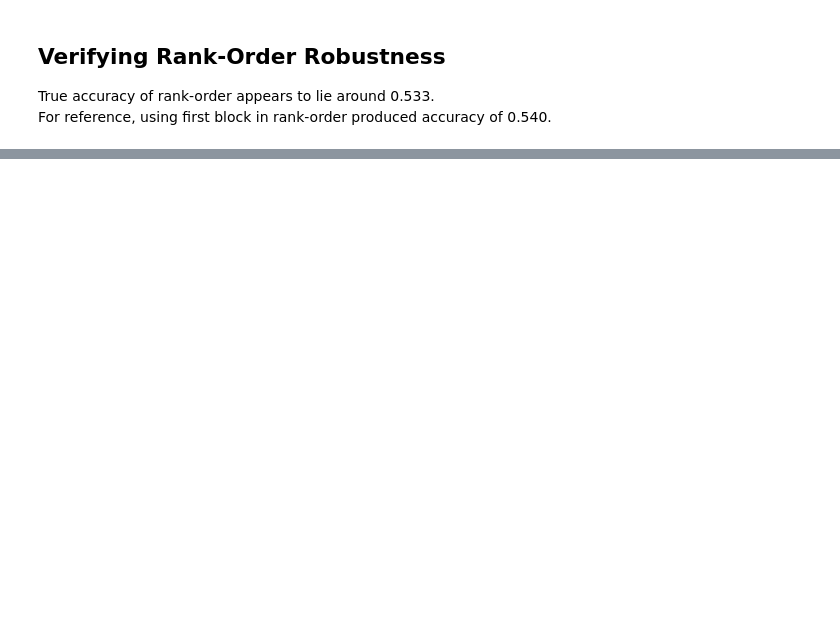
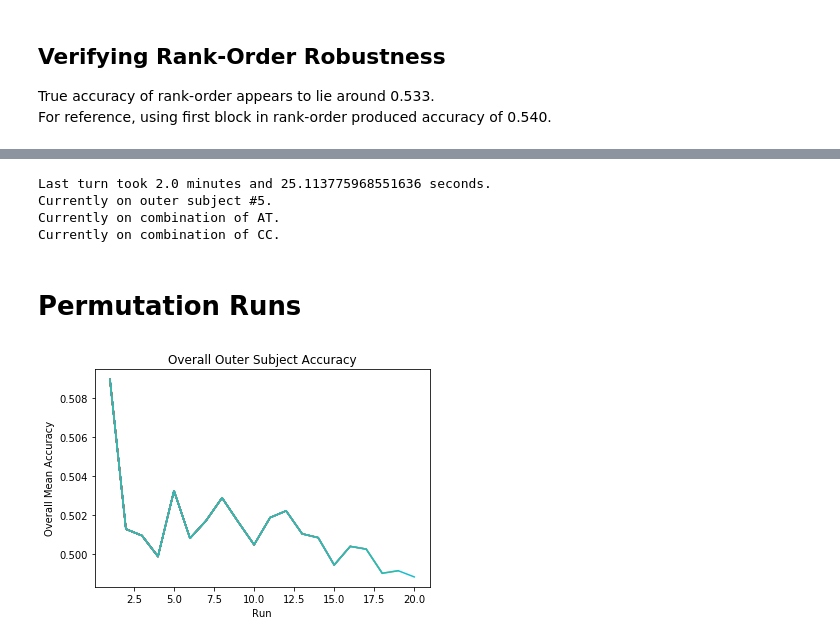
Before and after one commit to alexxyu/fmri-svm, a Jupyter notebook: SVM Classifier.ipynb, the cells around one changed output, grey strips where cells are left out. Drawn from its saved outputs; the diff is of its cells as text; code cells hidden in the pictures; blank space fills up the shorter version.

```diff
--- a/SVM Classifier.ipynb
+++ b/SVM Classifier.ipynb
@@ -72,7 +71,6 @@ def scramble_labels(y_data, classes):
         the two different classes of labels
     '''
 
-    y_data_copy = y_data.copy()
     for index in np.nditer(np.random.choice(len(y_data), size=len(y_data)//2, replace=False)):
 
         if y_data[index] == classes[0]:
@@ -108,7 +106,7 @@ def extract_subject_data(path, subject, suffix, roi, conds, block_length, rank_f
     rank_first: boolean
         whether to use first block in subject to order the rest of the blocks for that subject
     shuffle: boolean
-        whether to randomize which block to use in rank-ordering
+        whether to shuffle order of voxels entirely
 
     Returns
     -------
@@ -128,20 +126,20 @@ def extract_subject_data(path, subject, suffix, roi, conds, block_length, rank_f
         for cond in conds:
 
             blocks = [x for x in range(len(mat[0][scan][0][cond][0]))]
-            if rank_first and shuffle:
+            if shuffle and rank_first:
                 random.shuffle(blocks)
             for block in blocks:
                 block_data = []
                 for tr in range(len(mat[0][scan][0][cond][0][block][0])):
-
                     # Extract all voxel data from individual TRs
                     block_data.extend(mat[0][scan][0][cond][0][block][0][tr][0][0][0].tolist())
 
                 if rank_first:
+                    # Rank-orders a given subject's block based on the order of its first encountered block
                     if ranked_indices is None:
                         ranked_indices = [i for i in (np.array(block_data)).argsort()[-block_length:]]
                         ranked_indices = np.flip(ranked_indices)
-                    block_data = [block_data[i] if i < len(block_data) else 0 for i in ranked_indices]
+                    block_data = [block_data[i] if i < len(block_data) else 0.0 for i in ranked_indices]
                 else:
                     # Filters for most active voxels in each block
                     block_data.sort()
@@ -748,0 +552,21 @@ inner_accs, outer_accs = train_with_all(path, roi, conds, block_length, kernels,
+# %%
+path = r'scans/output/PRE/'
+roi = 1                            # V1-roi: 0, MT-roi: 1
+conds = [1, 3]                     # trained_cp: 0, trained_ip: 1, untrained_cp: 2, untrained_ip: 3
+block_length = 624
+
+gamma_range = {'start': -15, 'stop': 3, 'num': 19, 'base': 2.0}
+C_range = {'start': -3, 'stop': 15, 'num': 19, 'base': 2.0}
+kernels = ['rbf', 'sigmoid']
+
+data_params = {'path': path, 'roi': roi, 'conds': conds, 'block_length': block_length}
+grid_params = {'gamma': gamma_range, 'C': C_range, 'kernels': kernels}
+
+inner_accs, outer_accs = train(data_params, grid_params, rank_first=True)
+# %% [output]
+Last turn took 2.0 minutes and 25.113775968551636 seconds.
+Currently on outer subject #5.
+Currently on combination of AT.
+Currently on combination of CC.
+# %% [markdown]
+# Permutation Runs
@@ -748,0 +640,23 @@ inner_accs, outer_accs = train_with_all(path, roi, conds, block_length, kernels,
+# %%
+gamma_range = {'start': -13, 'stop': 1, 'num': 15, 'base': 2.0}
+C_range = {'start': -3, 'stop': 11, 'num': 15, 'base': 2.0}
+
+path = r'scans/output/PRE/'
+roi = 1                            # V1-roi: 0, MT-roi: 1
+conds = [1, 3]                     # trained_cp: 0, trained_ip: 1, untrained_cp: 2, untrained_ip: 3
+block_length = 624
+
+kernels = ['rbf', 'sigmoid']
+classes = ['trained_ip', 'untrained_ip']
+
+data_params = {'path': path, 'roi': roi, 'conds': conds, 'block_length': block_length}
+grid_params = {'gamma': gamma_range, 'C': C_range, 'kernels': kernels}
+
+inner_dist = []
+outer_dist = []
+permutation(data_params, grid_params, inner_dist, outer_dist, classes, runs=20)
+
+np.save('output/permutations/outer_dist15.npy', outer_dist)
+np.save('output/permutations/inner_dist15.npy', inner_dist)
+# %% [output]
+[figure, added]
```
Also changed, not shown: parts of 41 cells of this notebook, 54 other files.
